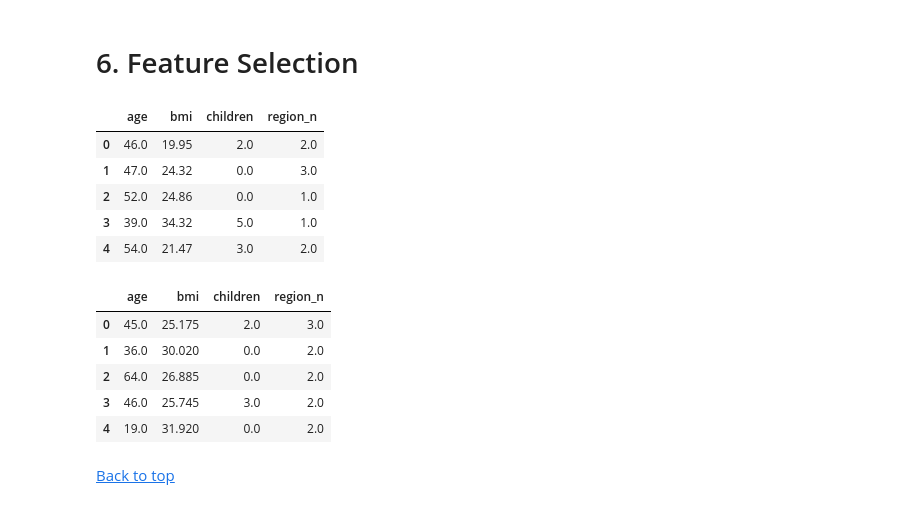
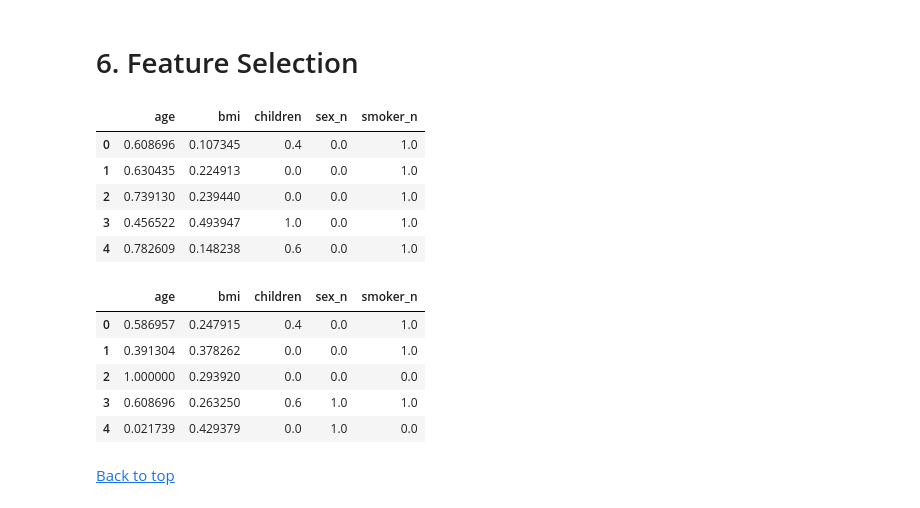
Before and after one commit to allankruger/linear-regression, a Jupyter notebook: src/explore.ipynb, the cells around one changed output. Saved outputs shown, nothing was run; the diff lists cells and outputs as text; code cells hidden in the pictures.

Commit message:
finish model

```diff
--- a/src/explore.ipynb
+++ b/src/explore.ipynb
@@ -505,12 +505,6 @@ num_variables = ["age", "bmi", "children", "sex_n", "smoker_n", "region_n", "cha
 
 scaler = MinMaxScaler()
 scal_features = scaler.fit_transform(data[num_variables])
-
-X_train_scal = scaler.transform(X_train)
-X_train_scal = pd.DataFrame(X_train_scal, index=X_train.index, columns=num_variables)
-
-X_test_scal = scaler.transform(X_test)
-X_test_scal = pd.DataFrame(X_test_scal, index=X_test.index, columns=num_variables)
-
-X_train_scal.head()
+total_data_scal = pd.DataFrame(scal_features, index=data.index, columns=num_variables)
+total_data_scal.head()
 # %% [output]
@@ -523,10 +517,8 @@ X_train_scal.head()
 # %%
 from sklearn.model_selection import train_test_split
 
-num_variables = ["age", "bmi", "children", "sex_n", "smoker_n", "region_n"]
-
-X = data.drop("charges", axis=1)[num_variables]
-y = data["charges"].astype(int)
+X = total_data_scal.drop("charges", axis=1)
+y = total_data_scal["charges"]
 
 X_train, X_test, y_train, y_test = train_test_split(X, y, test_size=0.2, random_state=42)
 
@@ -545,29 +537,29 @@ X_train.head()
 # %%
 from sklearn.feature_selection import f_regression, SelectKBest
 
-selection_model = SelectKBest(f_regression, k=4)
+selection_model = SelectKBest(f_regression, k=5)
 selection_model.fit(X_train, y_train)
 ix = selection_model.get_support()
 X_train_sel = pd.DataFrame(selection_model.transform(X_train), columns=X_train.columns.values[ix])
 X_test_sel = pd.DataFrame(selection_model.transform(X_test), columns=X_test.columns.values[ix])
 
 X_train_sel.head()
 # %% [output]
-|  | age | bmi | children | region_n |
-| 0 | 46.0 | 19.95 | 2.0 | 2.0 |
-| 1 | 47.0 | 24.32 | 0.0 | 3.0 |
-| 2 | 52.0 | 24.86 | 0.0 | 1.0 |
-| 3 | 39.0 | 34.32 | 5.0 | 1.0 |
-| 4 | 54.0 | 21.47 | 3.0 | 2.0 |
+|  | age | bmi | children | sex_n | smoker_n |
+| 0 | 0.608696 | 0.107345 | 0.4 | 0.0 | 1.0 |
+| 1 | 0.630435 | 0.224913 | 0.0 | 0.0 | 1.0 |
+| 2 | 0.739130 | 0.239440 | 0.0 | 0.0 | 1.0 |
+| 3 | 0.456522 | 0.493947 | 1.0 | 0.0 | 1.0 |
+| 4 | 0.782609 | 0.148238 | 0.6 | 0.0 | 1.0 |
 # %%
 X_test_sel.head()
 # %% [output]
-|  | age | bmi | children | region_n |
-| 0 | 45.0 | 25.175 | 2.0 | 3.0 |
-| 1 | 36.0 | 30.020 | 0.0 | 2.0 |
-| 2 | 64.0 | 26.885 | 0.0 | 2.0 |
-| 3 | 46.0 | 25.745 | 3.0 | 2.0 |
-| 4 | 19.0 | 31.920 | 0.0 | 2.0 |
+|  | age | bmi | children | sex_n | smoker_n |
+| 0 | 0.586957 | 0.247915 | 0.4 | 0.0 | 1.0 |
+| 1 | 0.391304 | 0.378262 | 0.0 | 0.0 | 1.0 |
+| 2 | 1.000000 | 0.293920 | 0.0 | 0.0 | 0.0 |
+| 3 | 0.608696 | 0.263250 | 0.6 | 1.0 | 1.0 |
+| 4 | 0.021739 | 0.429379 | 0.0 | 1.0 | 0.0 |
 # %%
 X_train_sel["charges"] = list(y_train)
 X_test_sel["charges"] = list(y_test)
```
Also changed, not shown: parts of 7 cells of this notebook.
